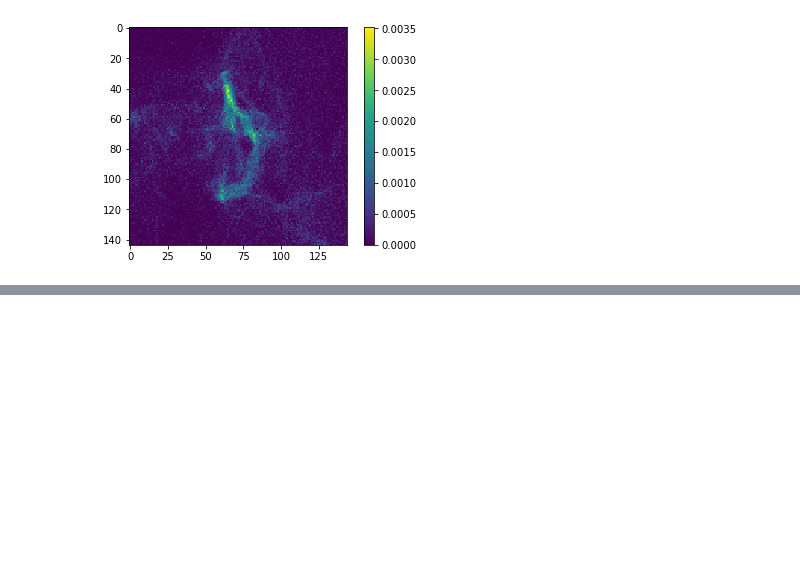
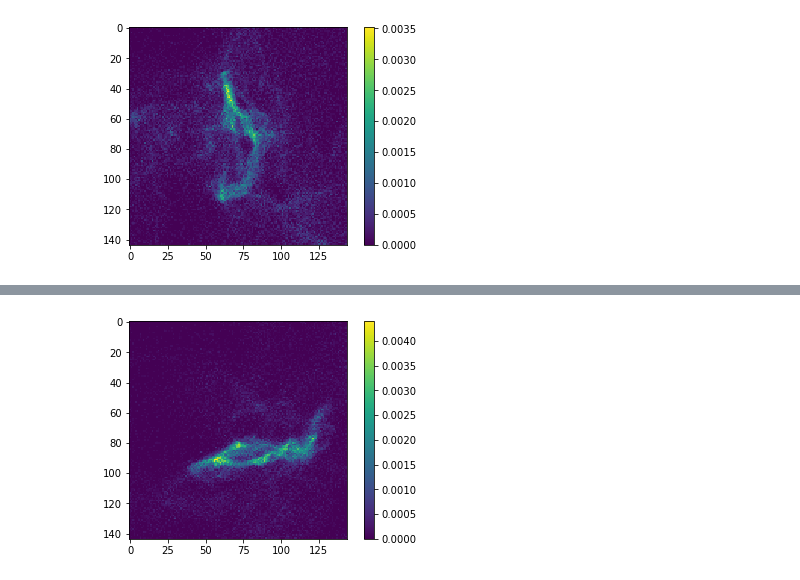
Before and after one commit to LTISH210/galaxies, a Jupyter notebook: dataIntro.ipynb, the cells around one changed output, grey strips where cells are left out. Drawn from its saved outputs; the diff is of its cells as text; code cells hidden in the pictures; blank space fills up the shorter version.

```diff
--- a/dataIntro.ipynb
+++ b/dataIntro.ipynb
@@ -217,0 +448,29 @@ if "" ==
+# %%
+ fields=[
+        [0, 'Volume'],
+        [0, 'Masses'],
+        [0,'Coordinates']
+]
+d=getGalaxy(268841,fields)
+vGas8=d[0][:]
+mGas8=d[1][:]
+rGas8=d[2][:,:]
+
+def findCenterMass(rStar,mStar):
+    com=np.zeros(3)
+    for i in range(3):
+        com[i]=np.sum(rStar[:,i]*mStar[:])/np.sum(mStar[:])
+    return com
+
+nStar=len(mStar)
+
+rStar=rGas8-com # recenters
+cm=findCenterMass(rGas8,mGas8)
+rGas8=rGas8-cm
+pixels=findPixels(rGas8,mGas8,144,16)
+galaxyPlot=plt.gca()
+image=galaxyPlot.imshow(pixels)
+plt.colorbar(image)
+plt.show(galaxyPlot)
+# %% [output]
+[figure, added]
```
Also changed, not shown: parts of 27 cells of this notebook.
